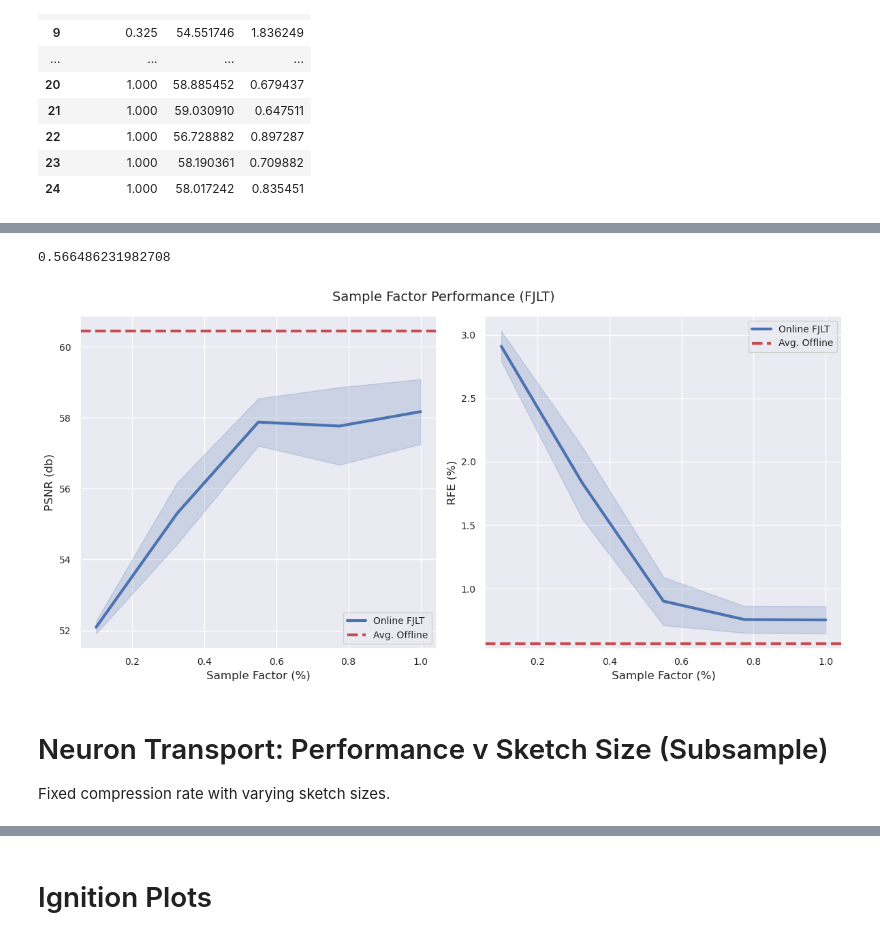
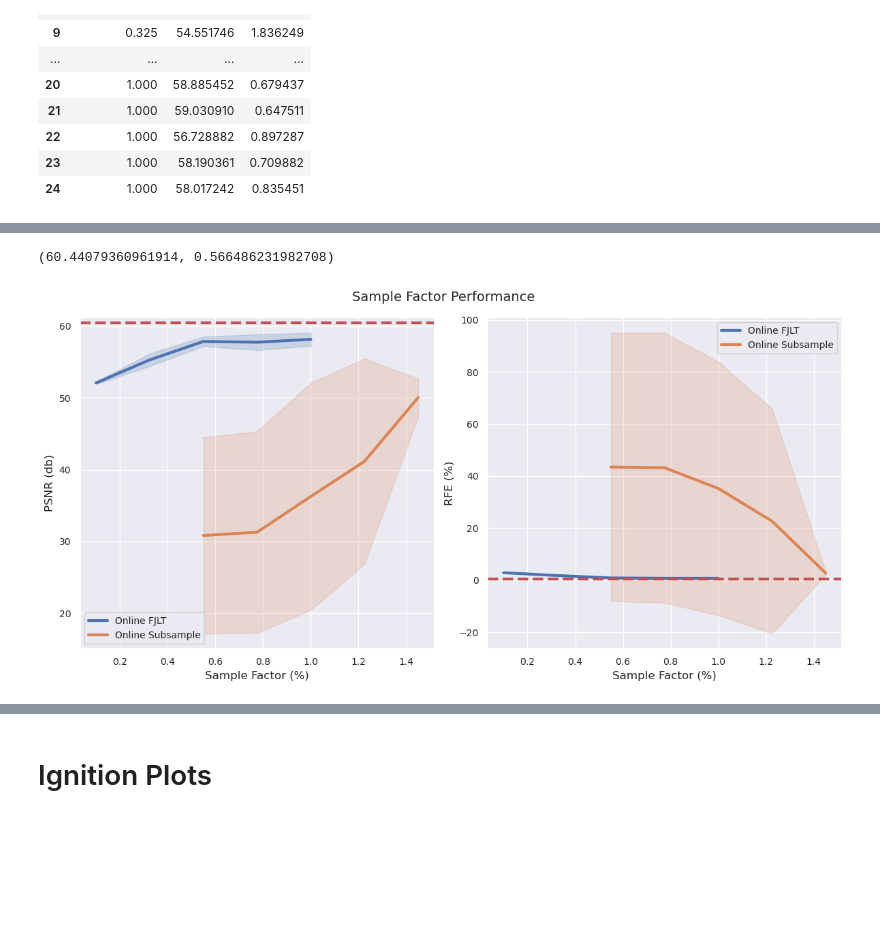
Before and after one commit to RS-Coop/Implicit-Neural-Compression, a Jupyter notebook: Paper Results.ipynb, the cells around one changed output, grey strips where cells are left out. Saved outputs shown, nothing was run; the diff lists cells and outputs as text; code cells hidden in the pictures; blank space fills up the shorter version.

```diff
--- a/Paper Results.ipynb
+++ b/Paper Results.ipynb
@@ -126,28 +167,42 @@ df_ = df_[df_["tag"].isin(["real_test_avg_PSNR", "real_test_avg_RFError"])]
 mean_PSNR = np.mean(df_[df_["tag"] == "real_test_avg_PSNR"]["value"])
 mean_RFE = np.mean(df_[df_["tag"] == "real_test_avg_RFError"]["value"]*100)
 # %%
-mean_RFE
+mean_PSNR, mean_RFE
 # %% [output]
-0.566486231982708
+(60.44079360961914, 0.566486231982708)
 # %%
 #Plot
 fig, ax = plt.subplots(1,2,figsize=(12,6))
 
-sns.lineplot(data=df, x="Sample Factor", y="PSNR", ax=ax[0], errorbar="sd", label="Online FJLT", lw=lw)
-ax[0].axhline(mean_PSNR, c="r", ls="--", label="Avg. Offline", lw=lw)
+#fjlt
+sns.lineplot(data=df["fjlt"], x="Sample Factor", y="PSNR", ax=ax[0], errorbar="sd", label="Online FJLT", lw=lw)
 ax[0].set_xlabel("Sample Factor (%)")
 ax[0].set_ylabel("PSNR (db)")
 ax[0].legend()
 
-sns.lineplot(data=df, x="Sample Factor", y="RFE", ax=ax[1], errorbar="sd", label="Online FJLT", lw=lw)
-ax[1].axhline(mean_RFE, c="r", ls="--", label="Avg. Offline", lw=lw)
+sns.lineplot(data=df["fjlt"], x="Sample Factor", y="RFE", ax=ax[1], errorbar="sd", label="Online FJLT", lw=lw)
 ax[1].set_xlabel("Sample Factor (%)")
 ax[1].set_ylabel("RFE (%)")
 ax[1].legend()
 
-fig.suptitle("Sample Factor Performance (FJLT)")
+#subsample
+sns.lineplot(data=df["subsample"], x="Sample Factor", y="PSNR", ax=ax[0], errorbar="sd", label="Online Subsample", lw=lw)
+ax[0].set_xlabel("Sample Factor (%)")
+ax[0].set_ylabel("PSNR (db)")
+ax[0].legend()
+
+sns.lineplot(data=df["subsample"], x="Sample Factor", y="RFE", ax=ax[1], errorbar="sd", label="Online Subsample", lw=lw)
+ax[1].set_xlabel("Sample Factor (%)")
+ax[1].set_ylabel("RFE (%)")
+ax[1].legend()
+
+#offline
+ax[0].axhline(mean_PSNR, c="r", ls="--", label="Avg. Offline", lw=lw)
+ax[1].axhline(mean_RFE, c="r", ls="--", label="Avg. Offline", lw=lw)
+
+fig.suptitle("Sample Factor Performance")
 
 fig.tight_layout()
 # %% [output]
-[figure, old version]
+[figure, new version]
 # %%
@@ -155,3 +209,0 @@ fig.savefig("misc/figures/sample-factor-performance-fjlt.pdf", bbox_inches="tigh
-# %% [markdown]
-# Neuron Transport: Performance v Sketch Size (Subsample)
-Fixed compression rate with varying sketch sizes.
```
Also changed, not shown: parts of 11 cells of this notebook, 8 other files.
